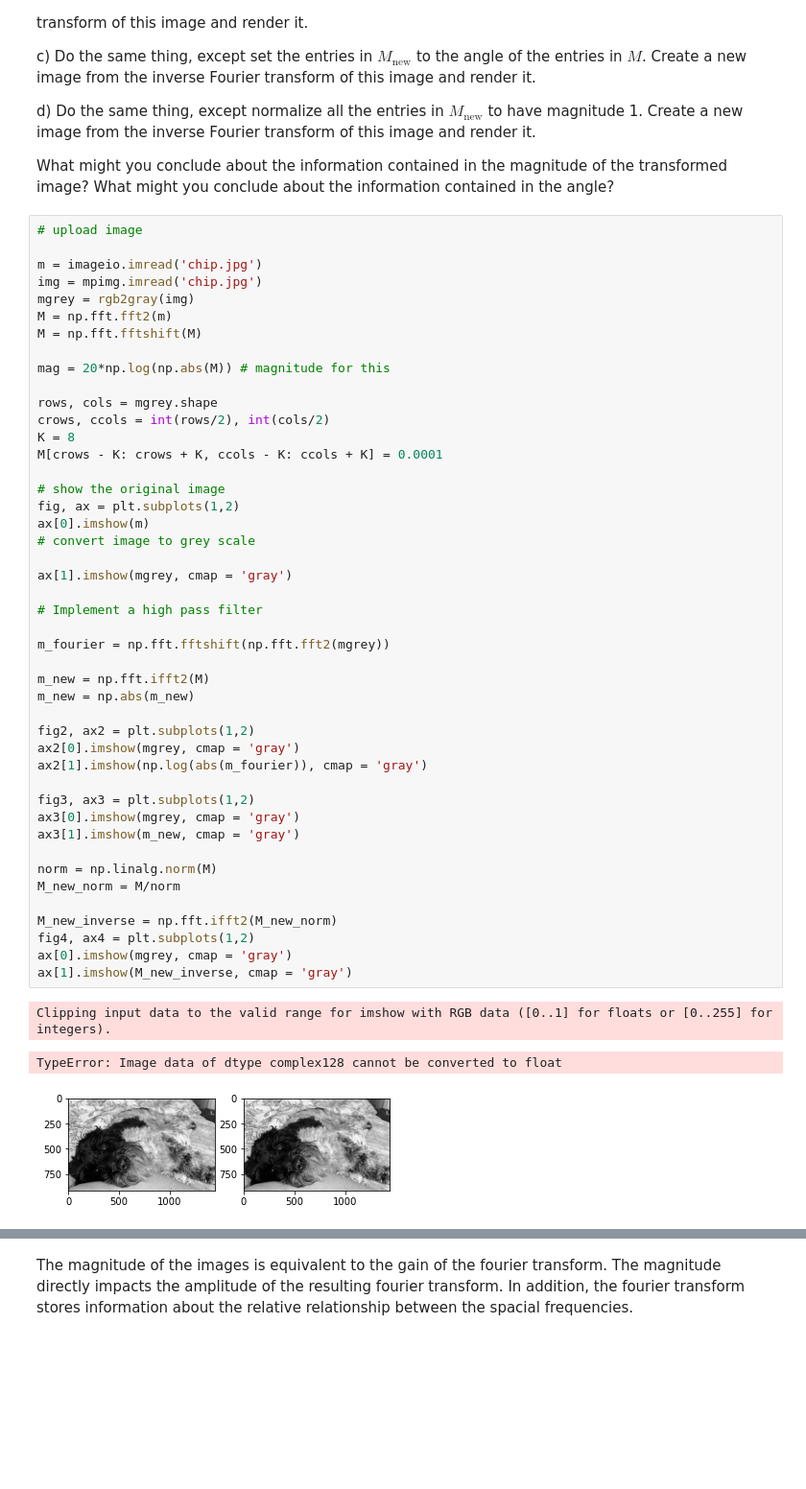
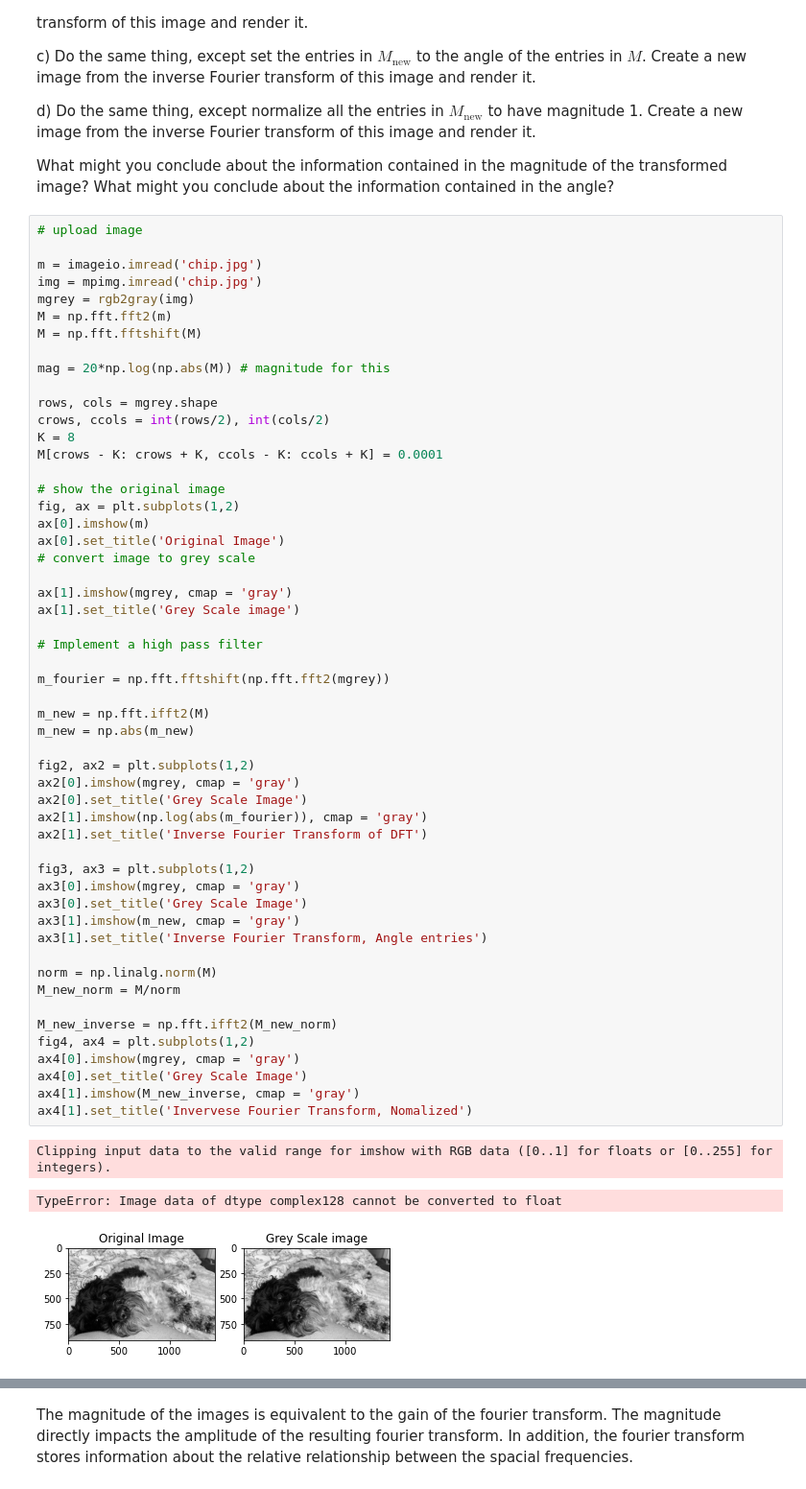
Before and after one commit to jwc0mbs3/eep502, a Jupyter notebook: combs_HW_06_Fourier_Due_11_21.ipynb, the cells around one changed output, grey strips where cells are left out. Shown at 96% size. Drawn from its saved outputs; the diff is of its cells as text; blank space fills up the shorter version.

```diff
--- a/combs_HW_06_Fourier_Due_11_21.ipynb
+++ b/combs_HW_06_Fourier_Due_11_21.ipynb
@@ -379,36 +380,44 @@ M[crows - K: crows + K, ccols - K: ccols + K] = 0.0001
 # show the original image
 fig, ax = plt.subplots(1,2)
 ax[0].imshow(m)
+ax[0].set_title('Original Image')
 # convert image to grey scale
 
 ax[1].imshow(mgrey, cmap = 'gray')
+ax[1].set_title('Grey Scale image')
 
 # Implement a high pass filter
 
 m_fourier = np.fft.fftshift(np.fft.fft2(mgrey))
 
 m_new = np.fft.ifft2(M)
 m_new = np.abs(m_new)
 
 fig2, ax2 = plt.subplots(1,2)
 ax2[0].imshow(mgrey, cmap = 'gray')
+ax2[0].set_title('Grey Scale Image')
 ax2[1].imshow(np.log(abs(m_fourier)), cmap = 'gray')
+ax2[1].set_title('Inverse Fourier Transform of DFT')
 
 fig3, ax3 = plt.subplots(1,2)
 ax3[0].imshow(mgrey, cmap = 'gray')
+ax3[0].set_title('Grey Scale Image')
 ax3[1].imshow(m_new, cmap = 'gray')
+ax3[1].set_title('Inverse Fourier Transform, Angle entries')
 
 norm = np.linalg.norm(M)
 M_new_norm = M/norm
 
 M_new_inverse = np.fft.ifft2(M_new_norm)
 fig4, ax4 = plt.subplots(1,2)
-ax[0].imshow(mgrey, cmap = 'gray')
-ax[1].imshow(M_new_inverse, cmap = 'gray')
+ax4[0].imshow(mgrey, cmap = 'gray')
+ax4[0].set_title('Grey Scale Image')
+ax4[1].imshow(M_new_inverse, cmap = 'gray')
+ax4[1].set_title('Invervese Fourier Transform, Nomalized')
 # %% [output]
 Clipping input data to the valid range for imshow with RGB data ([0..1] for floats or [0..255] for integers).
 TypeError: Image data of dtype complex128 cannot be converted to float
-[figure, old version]
+[figure, new version]
 [figure]
 [figure]
 [figure]
```
Also changed, not shown: parts of 5 cells of this notebook.
